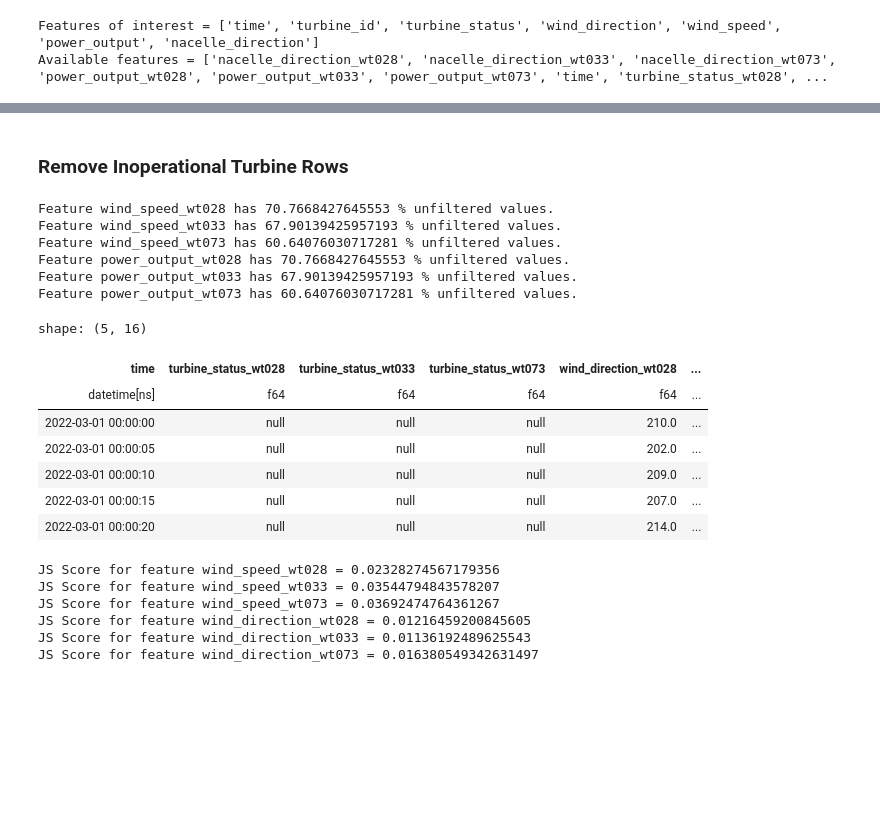
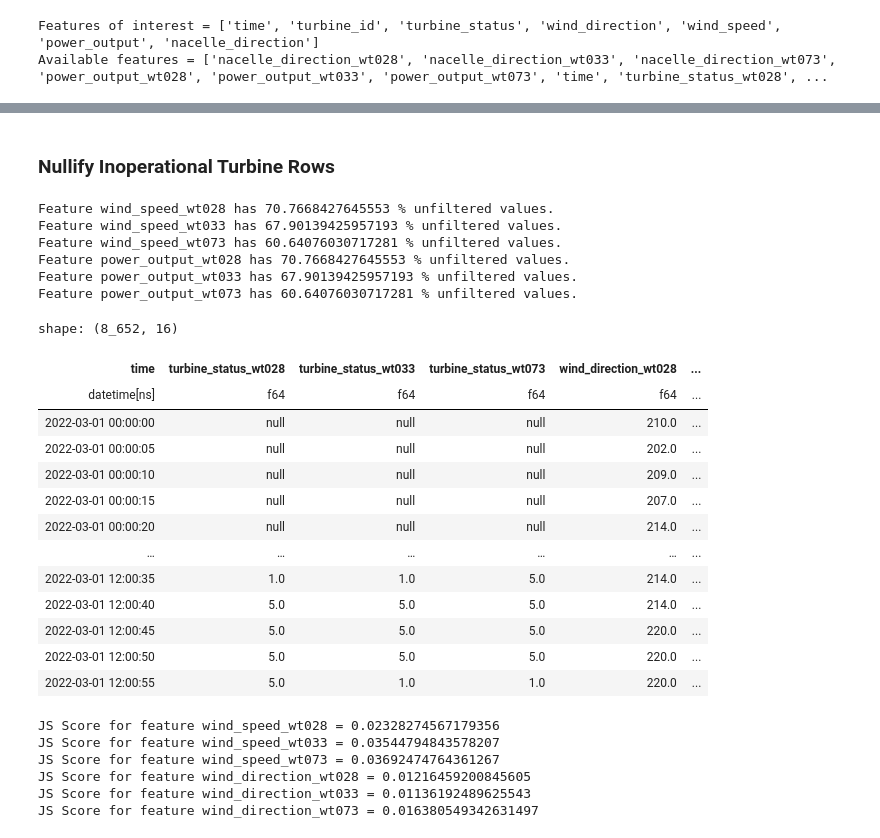
Before and after one commit to achenry/wind-forecasting, a Jupyter notebook: wind_forecasting/preprocessing/preprocessing_main.ipynb, the cells around one changed output, grey strips where cells are left out. Cells and saved outputs as stored; diff of their text form; code cells hidden in the pictures; blank space fills up the shorter version.

```diff
--- a/wind_forecasting/preprocessing/preprocessing_main.ipynb
+++ b/wind_forecasting/preprocessing/preprocessing_main.ipynb
@@ -20,3 +20,6 @@ from sys import platform
 import os
 import re
 import pandas as pd
+
+import datetime
+t2 = datetime.datetime(2022, 3, 1, 12, 0, 55)
@@ -147,5 +165,5 @@ data_filter = DataFilter(turbine_availability_col=None, turbine_status_col="turb
 # %% [markdown]
-### Remove Inoperational Turbine Rows
+### Nullify Inoperational Turbine Rows
 # %%
 # check if wind speed/dir measurements from inoperational turbines differ from fully operational
 # df_query = data_filter.filter_inoperational(df_query, status_codes=[1], include_nan=False)
@@ -165,16 +183,23 @@ Feature power_output_wt033 has 67.90139425957193 % unfiltered values.
 Feature power_output_wt073 has 60.64076030717281 % unfiltered values.
 # %%
 # df_query.select(f"power_output_wt073").collect(streaming=True).to_pandas().isna().sum()
-df_query.head().collect()
+# df_query.head().collect()
+df_query.filter(pl.col("time") <= t2).collect()
 # %% [output]
-shape: (5, 16)
+shape: (8_652, 16)
 | time | turbine_status_wt028 | turbine_status_wt033 | turbine_status_wt073 | wind_direction_wt028 | ... |
 | datetime[ns] | f64 | f64 | f64 | f64 | ... |
 | 2022-03-01 00:00:00 | null | null | null | 210.0 | ... |
 | 2022-03-01 00:00:05 | null | null | null | 202.0 | ... |
 | 2022-03-01 00:00:10 | null | null | null | 209.0 | ... |
 | 2022-03-01 00:00:15 | null | null | null | 207.0 | ... |
 | 2022-03-01 00:00:20 | null | null | null | 214.0 | ... |
+| … | … | … | … | … | ... |
+| 2022-03-01 12:00:35 | 1.0 | 1.0 | 5.0 | 214.0 | ... |
+| 2022-03-01 12:00:40 | 5.0 | 5.0 | 5.0 | 214.0 | ... |
+| 2022-03-01 12:00:45 | 5.0 | 5.0 | 5.0 | 220.0 | ... |
+| 2022-03-01 12:00:50 | 5.0 | 5.0 | 5.0 | 220.0 | ... |
+| 2022-03-01 12:00:55 | 5.0 | 1.0 | 1.0 | 220.0 | ... |
 # %%
 # loop through each turbine's wind speed and wind direction columns, and compare the distribution of data with and without the inoperational turbines
 # fill out_of_range measurements with Null st they are marked for interpolation via impute or linear/forward fill interpolation later
```
Also changed, not shown: parts of 20 cells of this notebook, 1 other file.
